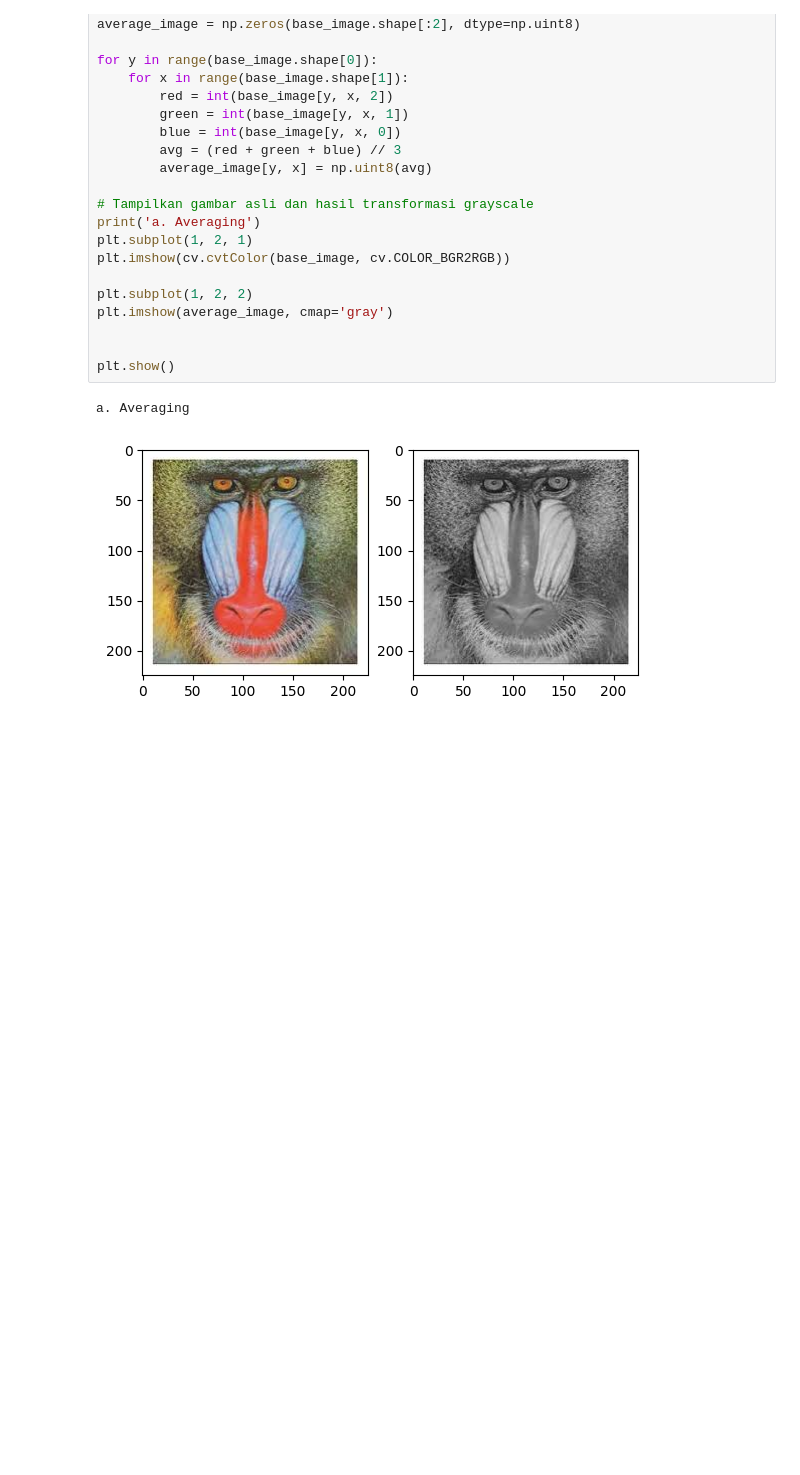
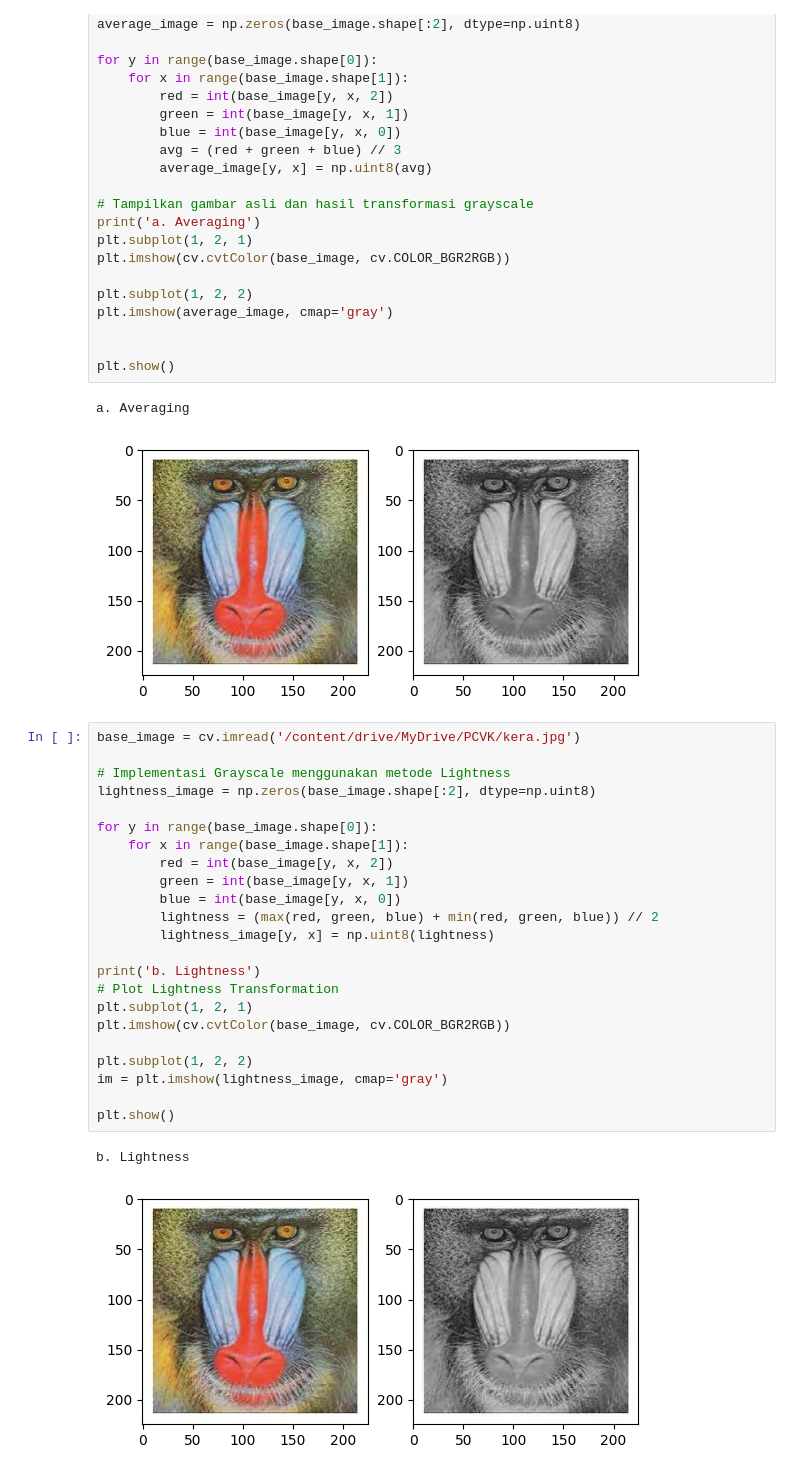
Before and after one commit to KinataDewa/PCVK, a Jupyter notebook: Week3.ipynb, the cells around one changed output. Cells and saved outputs as stored; diff of their text form; blank space fills up the shorter version.

```diff
--- a/Week3.ipynb
+++ b/Week3.ipynb
@@ -155,3 +155,29 @@ plt.show()
 # %% [output]
 a. Averaging
 [figure]
+# %%
+base_image = cv.imread('/content/drive/MyDrive/PCVK/kera.jpg')
+
+# Implementasi Grayscale menggunakan metode Lightness
+lightness_image = np.zeros(base_image.shape[:2], dtype=np.uint8)
+
+for y in range(base_image.shape[0]):
+    for x in range(base_image.shape[1]):
+        red = int(base_image[y, x, 2])
+        green = int(base_image[y, x, 1])
+        blue = int(base_image[y, x, 0])
+        lightness = (max(red, green, blue) + min(red, green, blue)) // 2
+        lightness_image[y, x] = np.uint8(lightness)
+
+print('b. Lightness')
+# Plot Lightness Transformation
+plt.subplot(1, 2, 1)
+plt.imshow(cv.cvtColor(base_image, cv.COLOR_BGR2RGB))
+
+plt.subplot(1, 2, 2)
+im = plt.imshow(lightness_image, cmap='gray')
+
+plt.show()
+# %% [output]
+b. Lightness
+[figure, added]
```
Also changed, not shown: parts of 2 cells of this notebook.
